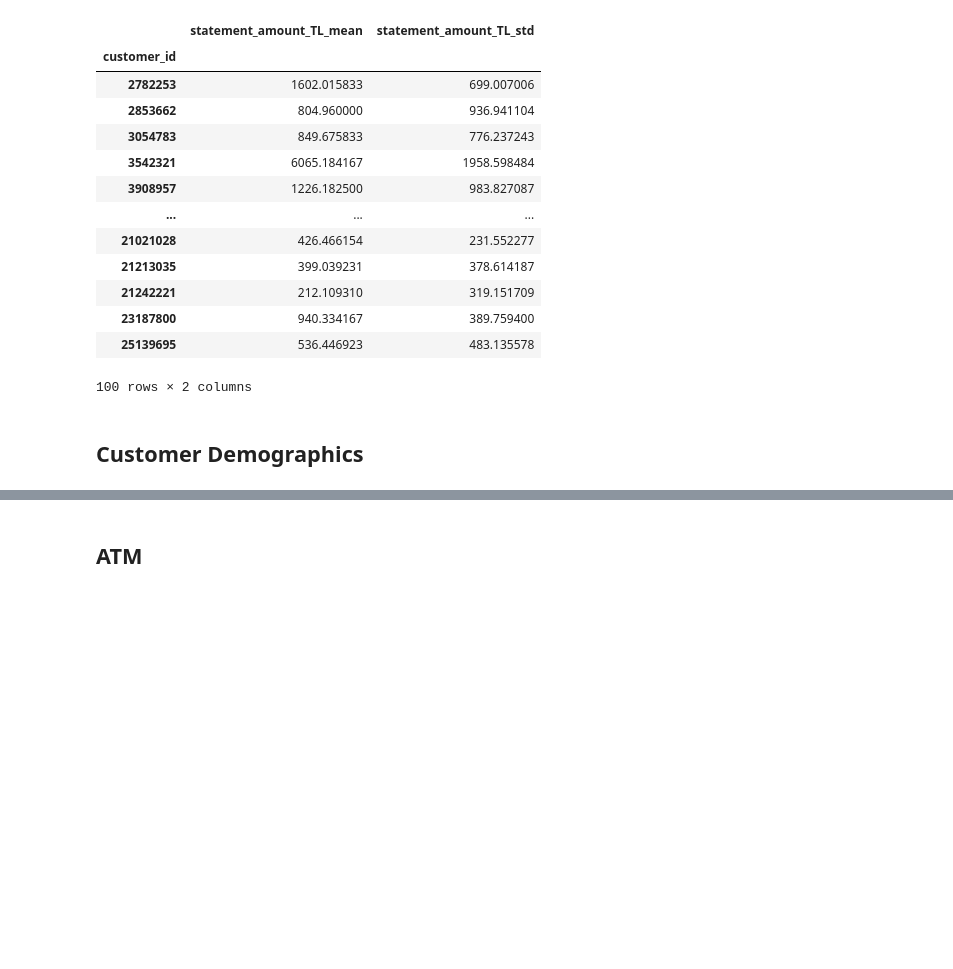
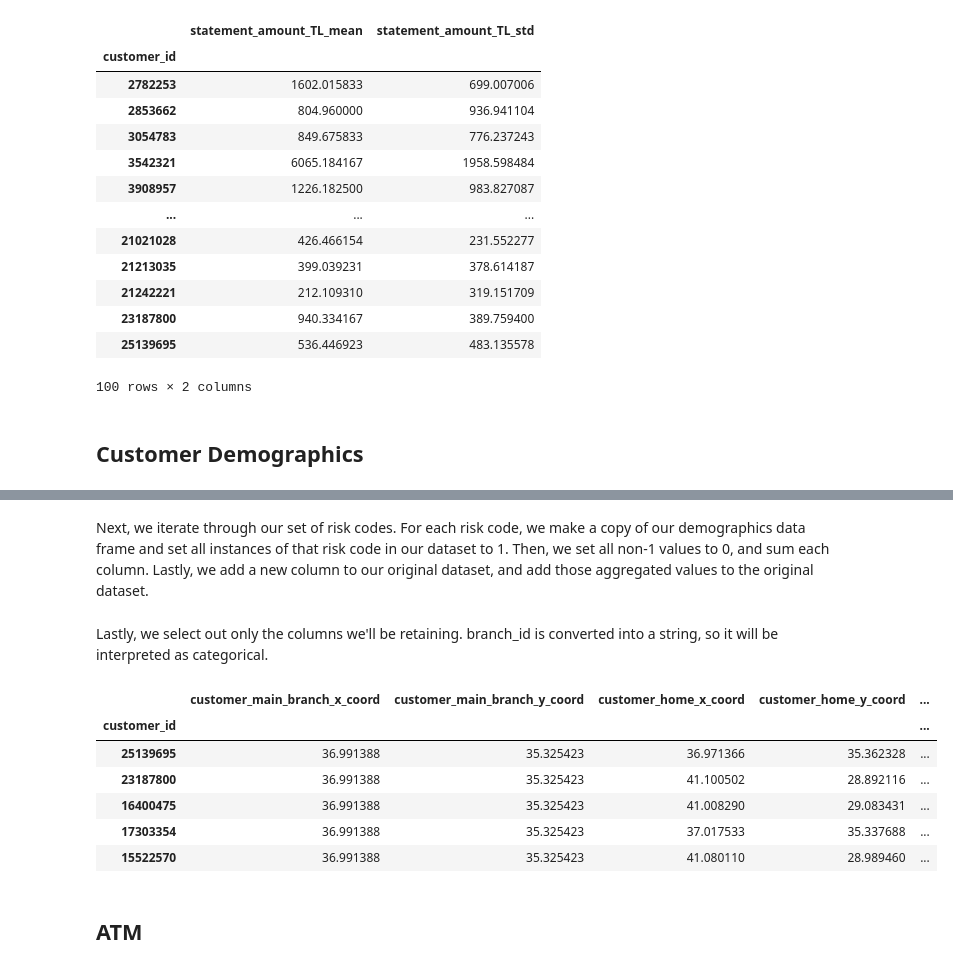
Before and after one commit to maddoxamei/Married-Couple-Identification, a Jupyter notebook: Python/modification.ipynb, the cells around one changed output, grey strips where cells are left out. Saved outputs shown, nothing was run; the diff lists cells and outputs as text; code cells hidden in the pictures; blank space fills up the shorter version.

```diff
--- a/Python/modification.ipynb
+++ b/Python/modification.ipynb
@@ -267,0 +289,4 @@ df_statement
+# %%
+print( df_customer_demog['customer_marital_status'].value_counts() )
+df_customer_demog = df_customer_demog[df_customer_demog['customer_marital_status']=='EVLİ']
+df_customer_demog['customer_marital_status'].value_counts()
@@ -268,2 +302,29 @@ df_statement
+# %%
+lst_risk_codes = ['1)RISKSIZ','2)GECIKME 1-15 GUN','3)GECIKME 16-29 GUN','4)GECIKME 30-59 GUN','5)GECIKME 60+ GUN','6)TAKIP']
+# %% [markdown]
+Next, we iterate through our set of risk codes.  For each risk code, we make a copy of our demographics data frame and set all instances of that risk code in our dataset to 1.  Then, we set all non-1 values to 0, and sum each column.  Lastly, we add a new column to our original dataset, and add those aggregated values to the original dataset.
+# %%
+j=0
+for i in lst_risk_codes:
+    df_risk_code = df_customer_demog.filter(like = 'kk_risk_kodu')
+    df_risk_code = df_risk_code.replace(i,1)
+    df_risk_code[df_risk_code!=1] = 0
+    df_risk_code = df_risk_code.sum(axis='columns')
+    df_customer_demog[lst_risk_codes[j]] = df_risk_code
+    j+=1
+# %% [markdown]
+Lastly, we select out only the columns we'll be retaining.  branch_id is converted into a string, so it will be interpreted as categorical.
+# %%
+df_customer_demog.drop(df_customer_demog.filter(like = 'kk_risk_kodu').columns, axis = 1, inplace = True)
+df_customer_demog.drop(['branch_id','customer_segment', 'customer_work_x_coord', 'customer_work_x_coord','customer_marital_status'], axis = 1, inplace = True)
+df_customer_demog.head()
+# %% [output]
+|  | customer_main_branch_x_coord | customer_main_branch_y_coord | customer_home_x_coord | customer_home_y_coord | ... |
+| customer_id |  |  |  |  | ... |
+| 25139695 | 36.991388 | 35.325423 | 36.971366 | 35.362328 | ... |
+| 23187800 | 36.991388 | 35.325423 | 41.100502 | 28.892116 | ... |
+| 16400475 | 36.991388 | 35.325423 | 41.008290 | 29.083431 | ... |
+| 17303354 | 36.991388 | 35.325423 | 37.017533 | 35.337688 | ... |
+| 15522570 | 36.991388 | 35.325423 | 41.080110 | 28.989460 | ... |
 # %% [markdown]
 ## ATM
```
Also changed, not shown: parts of 5 cells of this notebook.
